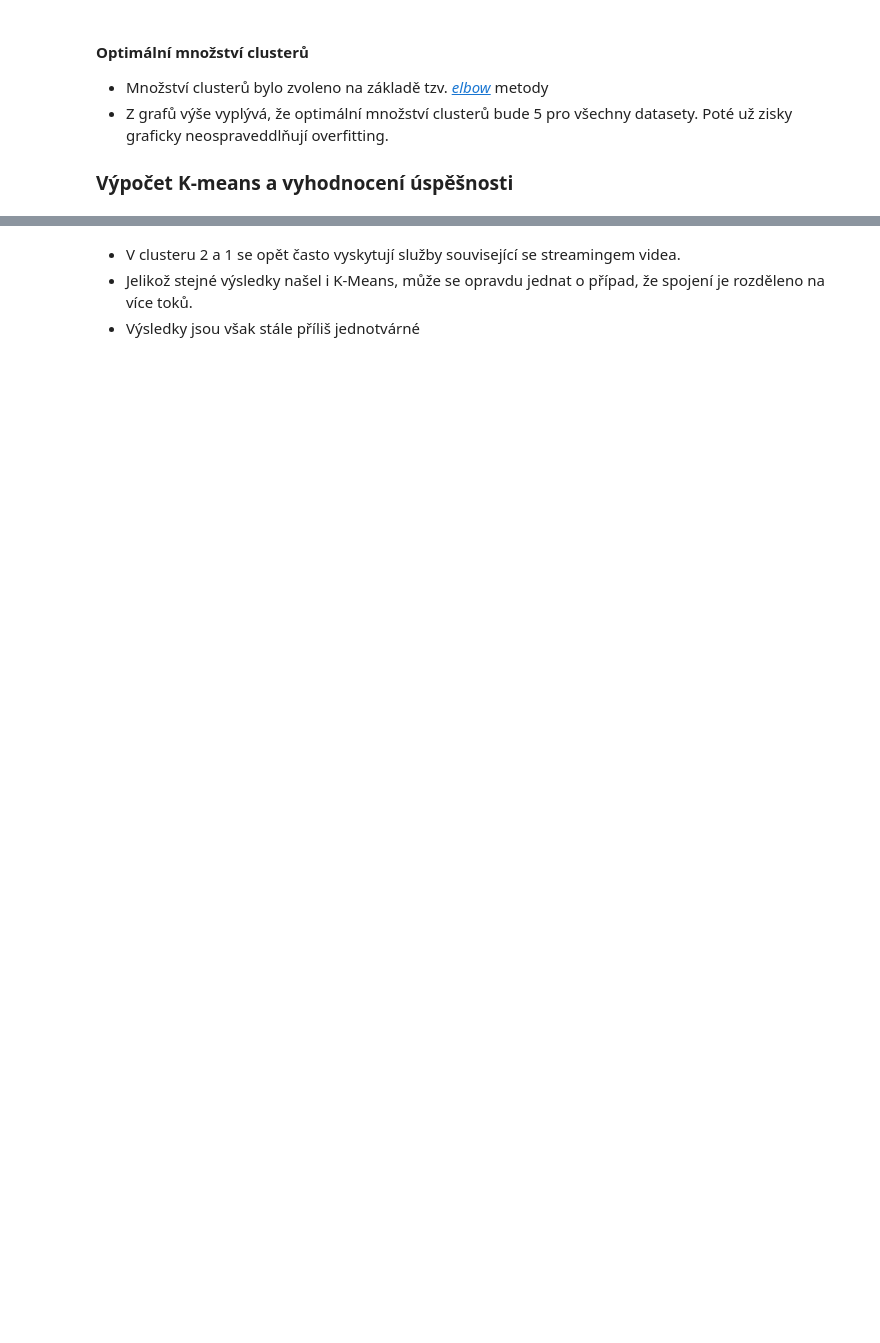
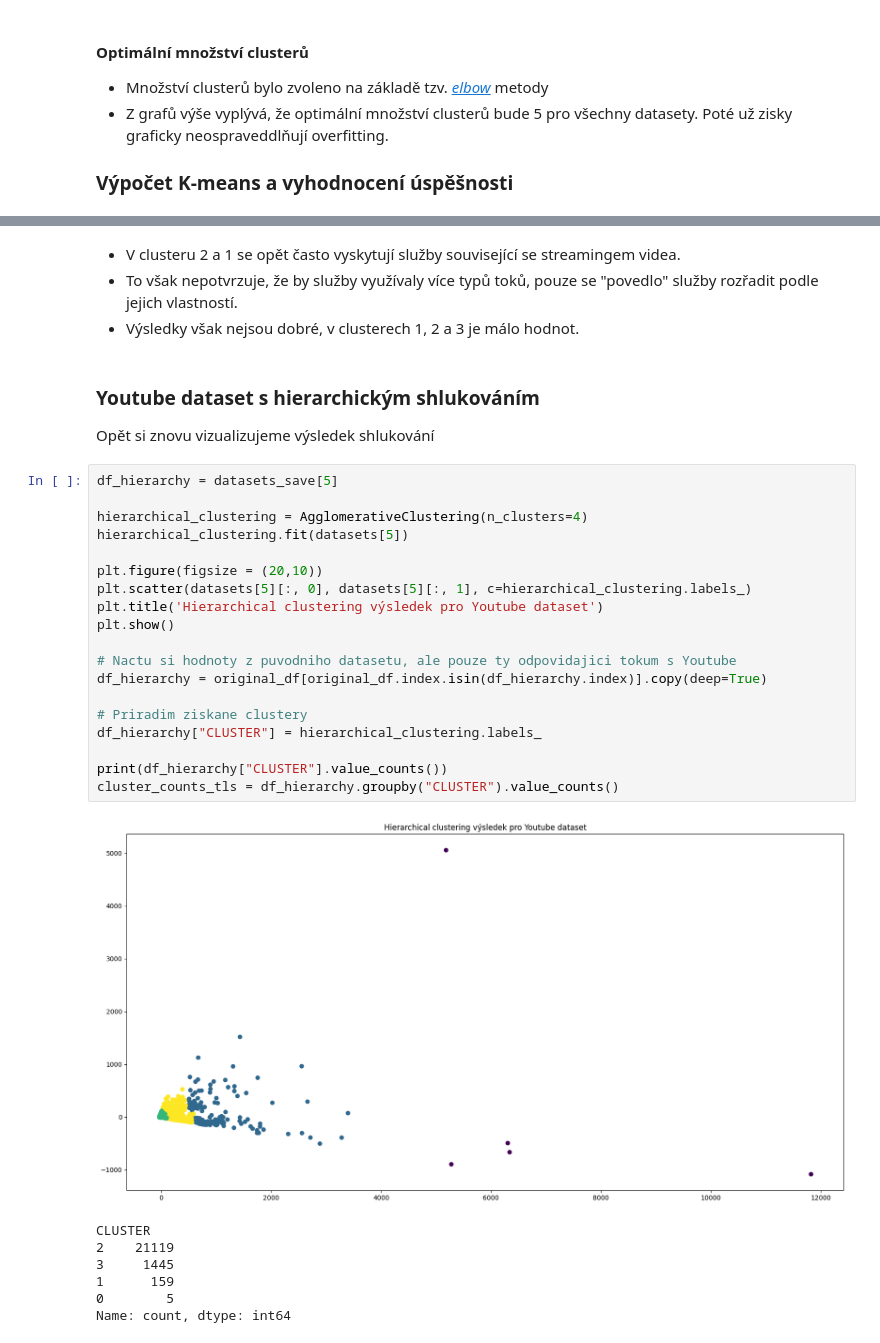
Before and after one commit to Aenariss/pds-projekt, a Jupyter notebook: clustering.ipynb, the cells around one changed output, grey strips where cells are left out. Saved outputs shown, nothing was run; the diff lists cells and outputs as text; blank space fills up the shorter version.

```diff
--- a/clustering.ipynb
+++ b/clustering.ipynb
@@ -512,5 +651,37 @@ CLUSTER  CLUSTER  TLS_SNI
 Name: count, dtype: int64
 # %% [markdown]
 - V clusteru 2 a 1 se opět často vyskytují služby související se streamingem videa.
-- Jelikož stejné výsledky našel i K-Means, může se opravdu jednat o případ, že spojení je rozděleno na více toků.
-- Výsledky jsou však stále příliš jednotvárné
+- To však nepotvrzuje, že by služby využívaly více typů toků, pouze se "povedlo" služby rozřadit podle jejich vlastností.
+- Výsledky však nejsou dobré, v clusterech 1, 2 a 3 je málo hodnot.
+# %% [markdown]
+<a id="youtube-hier"></a>
+### Youtube dataset s hierarchickým shlukováním
+
+Opět si znovu vizualizujeme výsledek shlukování
+# %%
+df_hierarchy = datasets_save[5]
+
+hierarchical_clustering = AgglomerativeClustering(n_clusters=4)
+hierarchical_clustering.fit(datasets[5])
+
+plt.figure(figsize = (20,10))
+plt.scatter(datasets[5][:, 0], datasets[5][:, 1], c=hierarchical_clustering.labels_)
+plt.title('Hierarchical clustering výsledek pro Youtube dataset')
+plt.show()
+
+# Nactu si hodnoty z puvodniho datasetu, ale pouze ty odpovidajici tokum s Youtube
+df_hierarchy = original_df[original_df.index.isin(df_hierarchy.index)].copy(deep=True)
+
+# Priradim ziskane clustery
+df_hierarchy["CLUSTER"] = hierarchical_clustering.labels_
+
+print(df_hierarchy["CLUSTER"].value_counts())
+cluster_counts_tls = df_hierarchy.groupby("CLUSTER").value_counts()
+# %% [output]
+[figure, added]
+CLUSTER
+2    21119
+3     1445
+1      159
+0        5
+Name: count, dtype: int64
```
Also changed, not shown: parts of 43 cells of this notebook, 2 other files.
